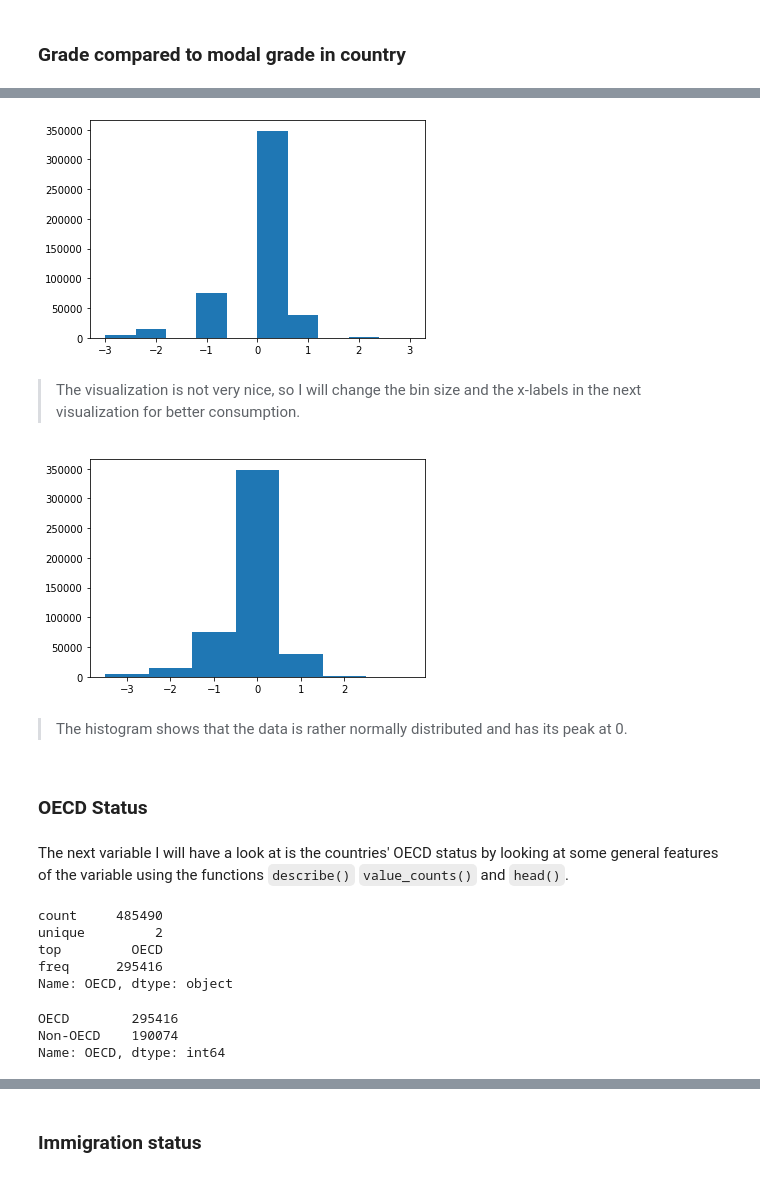
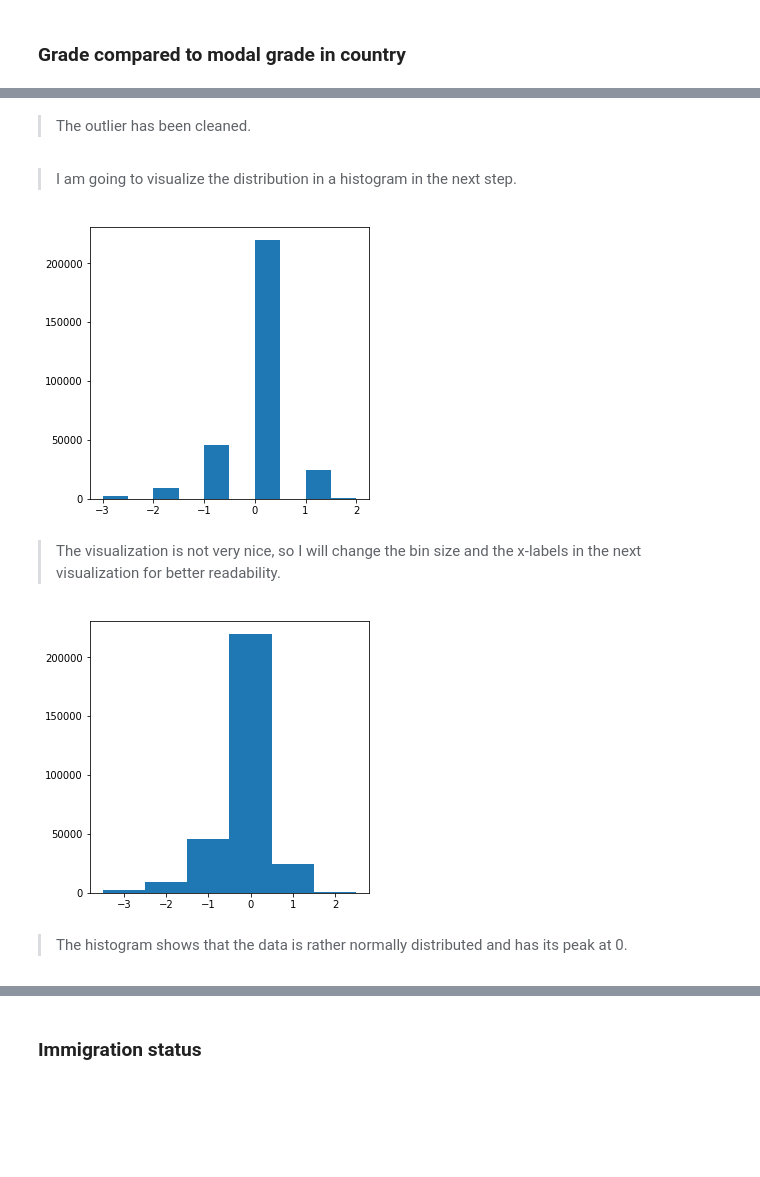
Before and after one commit to jhehemann/udacity_project_5_communicate_data_findings, a Jupyter notebook: exploration_template.ipynb, the cells around one changed output, grey strips where cells are left out. Saved outputs shown, nothing was run; the diff lists cells and outputs as text; code cells hidden in the pictures; blank space fills up the shorter version.

```diff
--- a/exploration_template.ipynb
+++ b/exploration_template.ipynb
@@ -146,6 +53,6 @@ and prepare myself to look at relationships between variables. Before I start I
 # %%
-# keep columns of interest
-pisa = pisa_raw[['ST01Q01', 'GRADE', 'IMMIG', 'ESCS', 'OECD', 'CNT', 'ST04Q01']].copy()
+# work with columns of interest from this point on
+pisa = pisa_raw[['ST01Q01', 'GRADE', 'IMMIG', 'ESCS', 'WEALTH', 'BELONG']].copy()
 # %%
 pisa.shape
 # %% [output]
@@ -323,0 +207,6 @@ Name: GRADE, dtype: float64
+# %%
+# get indices of rows that will be dropped
+drp_idx = pisa.index[pisa['GRADE'] == 3.0].tolist()
+
+# drop rows with defined indices
+pisa = pisa.drop(drp_idx)
@@ -324,34 +226,21 @@ Name: GRADE, dtype: float64
+# %% [markdown]
+> The outlier has been cleaned.
+# %% [markdown]
+> I am going to visualize the distribution in a histogram in the next step.
 # %%
 # plotting histogram of grades compared to modal grade in country
+rcParams['figure.figsize'] = 5,5
 plt.hist(data = pisa, x = 'GRADE');
 # %% [output]
-[figure, old version]
+[figure, new version]
 # %% [markdown]
-> The visualization is not very nice, so I will change the bin size and the x-labels in the next visualization for better consumption.
+> The visualization is not very nice, so I will change the bin size and the x-labels in the next visualization for better readability.
 # %%
 # change bin size
 bins = np.arange(-3.5, pisa['GRADE'].max()+1, 1)
 plt.hist(data = pisa, x = 'GRADE', bins = bins);
 plt.xticks(np.arange(-3, 3, 1));
 # %% [output]
-[figure, old version]
+[figure, new version]
 # %% [markdown]
 > The histogram shows that the data is rather normally distributed and has its peak at 0.
-# %% [markdown]
-### OECD Status
-# %% [markdown]
-The next variable I will have a look at is the countries' OECD status by looking at some general features of the variable using the functions `describe()` `value_counts()` and `head()`.
-# %%
-pisa['OECD'].describe()
-# %% [output]
-count     485490
-unique         2
-top         OECD
-freq      295416
-Name: OECD, dtype: object
-# %%
-pisa['OECD'].value_counts()
-# %% [output]
-OECD        295416
-Non-OECD    190074
-Name: OECD, dtype: int64
```
Also changed, not shown: parts of 194 cells of this notebook, 2 other files.
